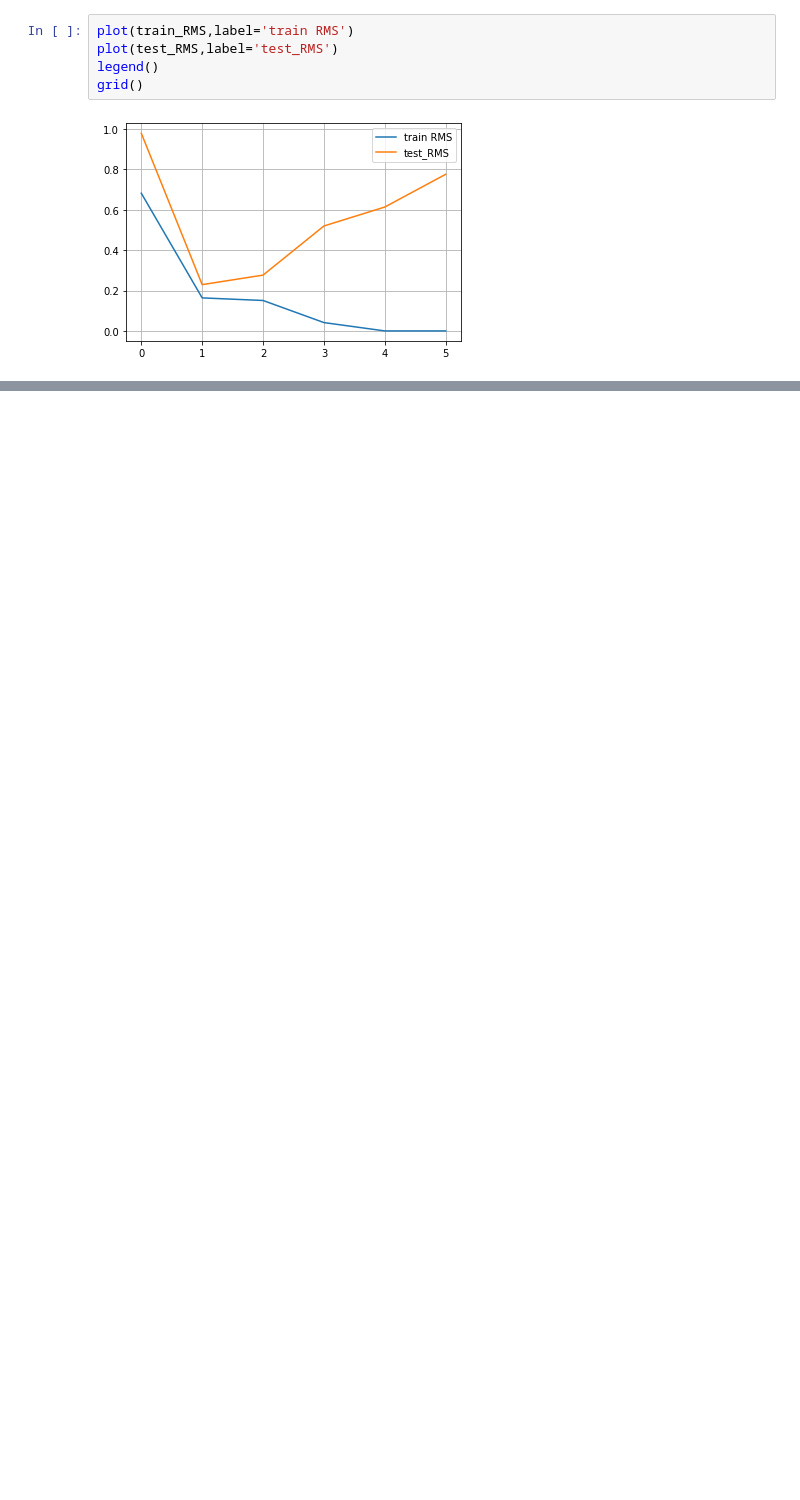
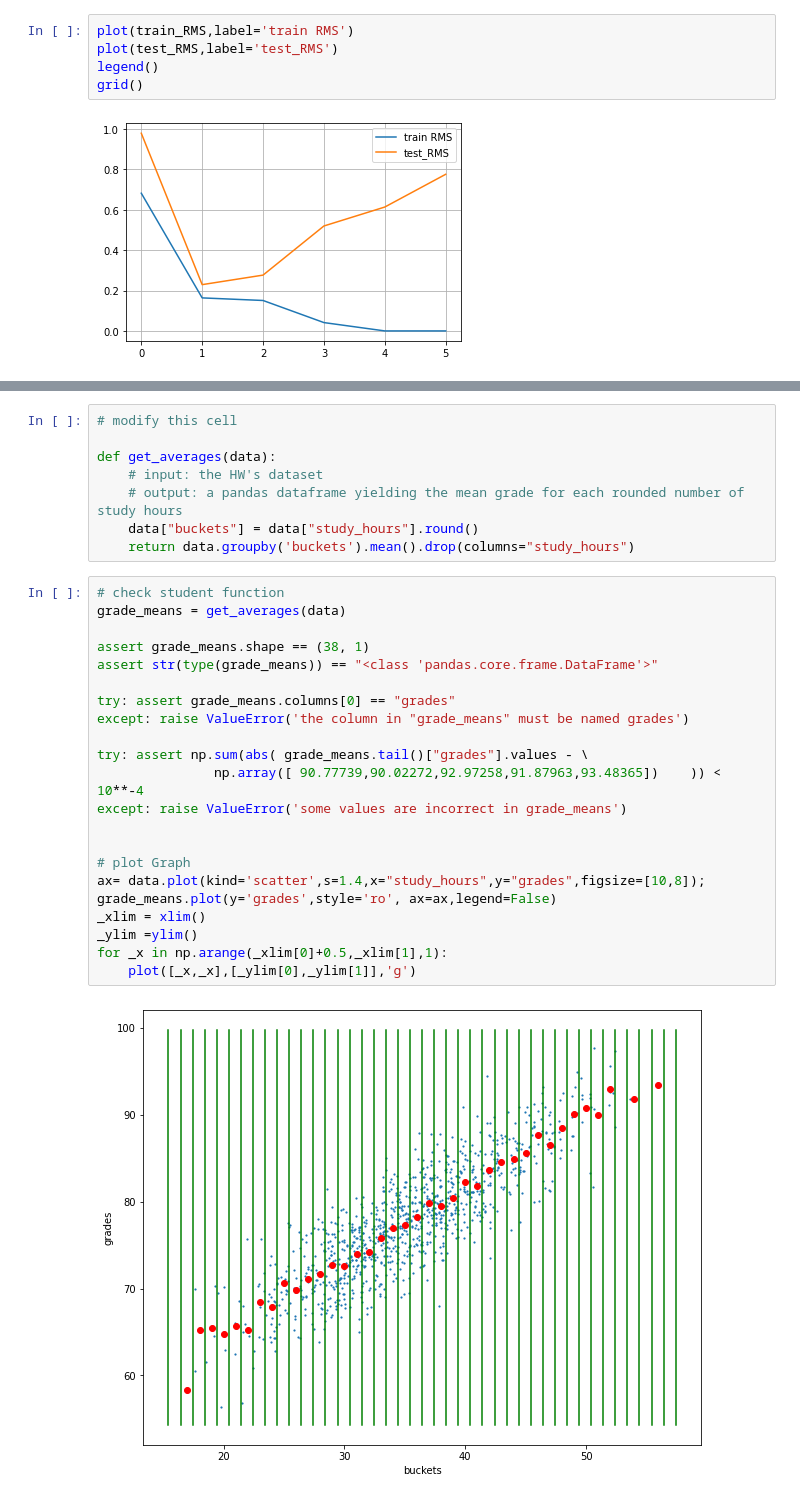
Before and after one commit to yongxuantan/Python-for-atmospheric-science, a Jupyter notebook: Statistical Methods with Widget Visual/Polynomial_Regression.ipynb, the cells around one changed output, grey strips where cells are left out. Drawn from its saved outputs; the diff is of its cells as text; blank space fills up the shorter version.

```diff
--- a/Statistical Methods with Widget Visual/Polynomial_Regression.ipynb
+++ b/Statistical Methods with Widget Visual/Polynomial_Regression.ipynb
@@ -192,0 +244,32 @@ grid()
+# %%
+# modify this cell
+
+def get_averages(data):
+    # input: the HW's dataset
+    # output: a pandas dataframe yielding the mean grade for each rounded number of study hours
+    data["buckets"] = data["study_hours"].round()
+    return data.groupby('buckets').mean().drop(columns="study_hours")
+# %%
+# check student function
+grade_means = get_averages(data)
+
+assert grade_means.shape == (38, 1)
+assert str(type(grade_means)) == "<class 'pandas.core.frame.DataFrame'>"
+
+try: assert grade_means.columns[0] == "grades"
+except: raise ValueError('the column in "grade_means" must be named grades')
+
+try: assert np.sum(abs( grade_means.tail()["grades"].values - \
+               np.array([ 90.77739,90.02272,92.97258,91.87963,93.48365])    )) < 10**-4
+except: raise ValueError('some values are incorrect in grade_means')
+
+
+# plot Graph
+ax= data.plot(kind='scatter',s=1.4,x="study_hours",y="grades",figsize=[10,8]);
+grade_means.plot(y='grades',style='ro', ax=ax,legend=False)
+_xlim = xlim()
+_ylim =ylim()
+for _x in np.arange(_xlim[0]+0.5,_xlim[1],1):
+    plot([_x,_x],[_ylim[0],_ylim[1]],'g')
+# %% [output]
+[figure, added]
```
Also changed, not shown: parts of 28 cells of this notebook.
